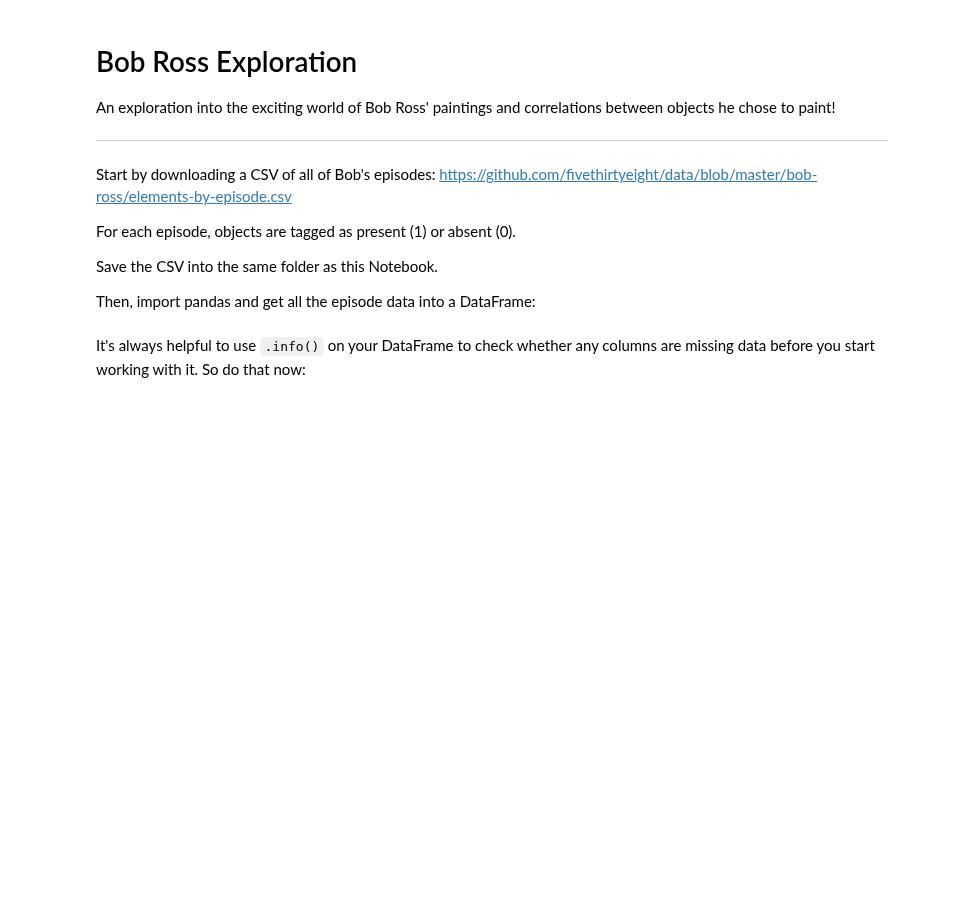
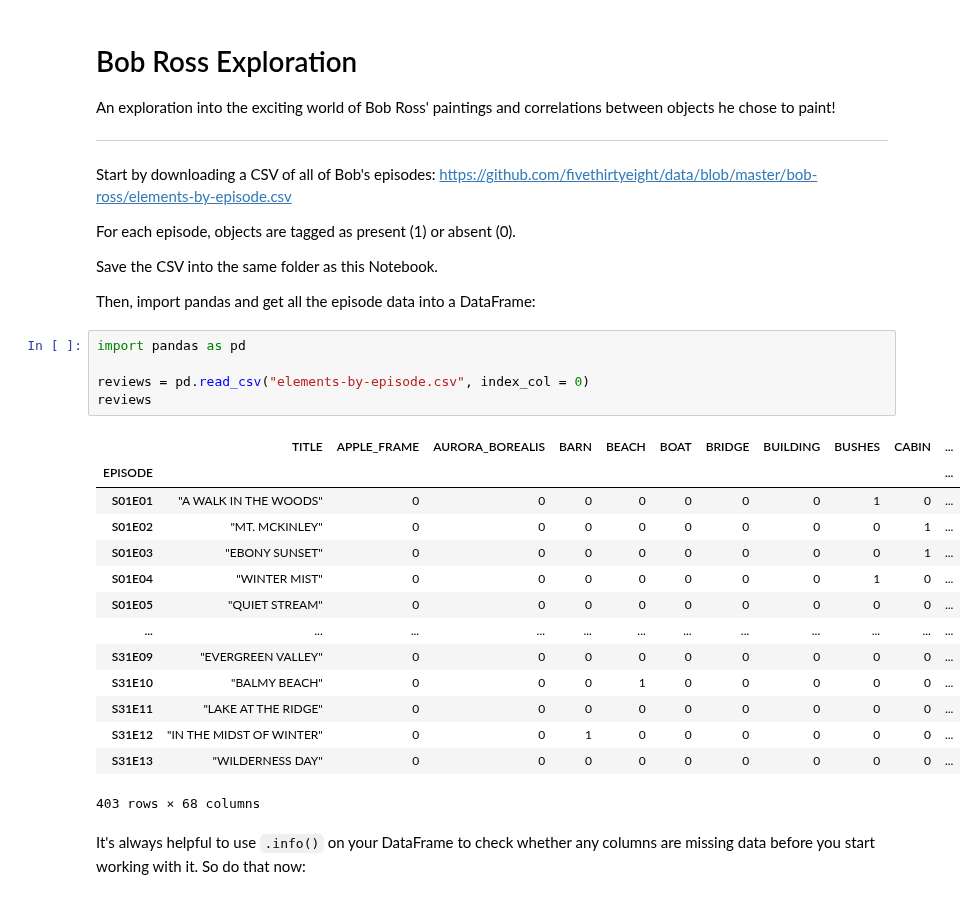
Before and after one commit to O4b1t/data-science-2024F, a Jupyter notebook: unit2/Assignment 2.5 - Bob Ross.ipynb, the cells around one changed output. Drawn from its saved outputs; the diff is of its cells as text; blank space fills up the shorter version.

````diff
--- a/unit2/Assignment 2.5 - Bob Ross.ipynb
+++ b/unit2/Assignment 2.5 - Bob Ross.ipynb
@@ -13,5 +13,25 @@ For each episode, objects are tagged as present (1) or absent (0).
 Save the CSV into the same folder as this Notebook.
 
 Then, import pandas and get all the episode data into a DataFrame:
+# %%
+import pandas as pd
+
+reviews = pd.read_csv("elements-by-episode.csv", index_col = 0)
+reviews
+# %% [output]
+|  | TITLE | APPLE_FRAME | AURORA_BOREALIS | BARN | BEACH | BOAT | BRIDGE | BUILDING | BUSHES | CABIN | ... |
+| EPISODE |  |  |  |  |  |  |  |  |  |  | ... |
+| S01E01 | "A WALK IN THE WOODS" | 0 | 0 | 0 | 0 | 0 | 0 | 0 | 1 | 0 | ... |
+| S01E02 | "MT. MCKINLEY" | 0 | 0 | 0 | 0 | 0 | 0 | 0 | 0 | 1 | ... |
+| S01E03 | "EBONY SUNSET" | 0 | 0 | 0 | 0 | 0 | 0 | 0 | 0 | 1 | ... |
+| S01E04 | "WINTER MIST" | 0 | 0 | 0 | 0 | 0 | 0 | 0 | 1 | 0 | ... |
+| S01E05 | "QUIET STREAM" | 0 | 0 | 0 | 0 | 0 | 0 | 0 | 0 | 0 | ... |
+| ... | ... | ... | ... | ... | ... | ... | ... | ... | ... | ... | ... |
+| S31E09 | "EVERGREEN VALLEY" | 0 | 0 | 0 | 0 | 0 | 0 | 0 | 0 | 0 | ... |
+| S31E10 | "BALMY BEACH" | 0 | 0 | 0 | 1 | 0 | 0 | 0 | 0 | 0 | ... |
+| S31E11 | "LAKE AT THE RIDGE" | 0 | 0 | 0 | 0 | 0 | 0 | 0 | 0 | 0 | ... |
+| S31E12 | "IN THE MIDST OF WINTER" | 0 | 0 | 1 | 0 | 0 | 0 | 0 | 0 | 0 | ... |
+| S31E13 | "WILDERNESS DAY" | 0 | 0 | 0 | 0 | 0 | 0 | 0 | 0 | 0 | ... |
+403 rows × 68 columns
 # %% [markdown]
 It's always helpful to use ```.info()``` on your DataFrame to check whether any columns are missing data before you start working with it. So do that now:
````
Also changed, not shown: parts of 6 cells of this notebook.
